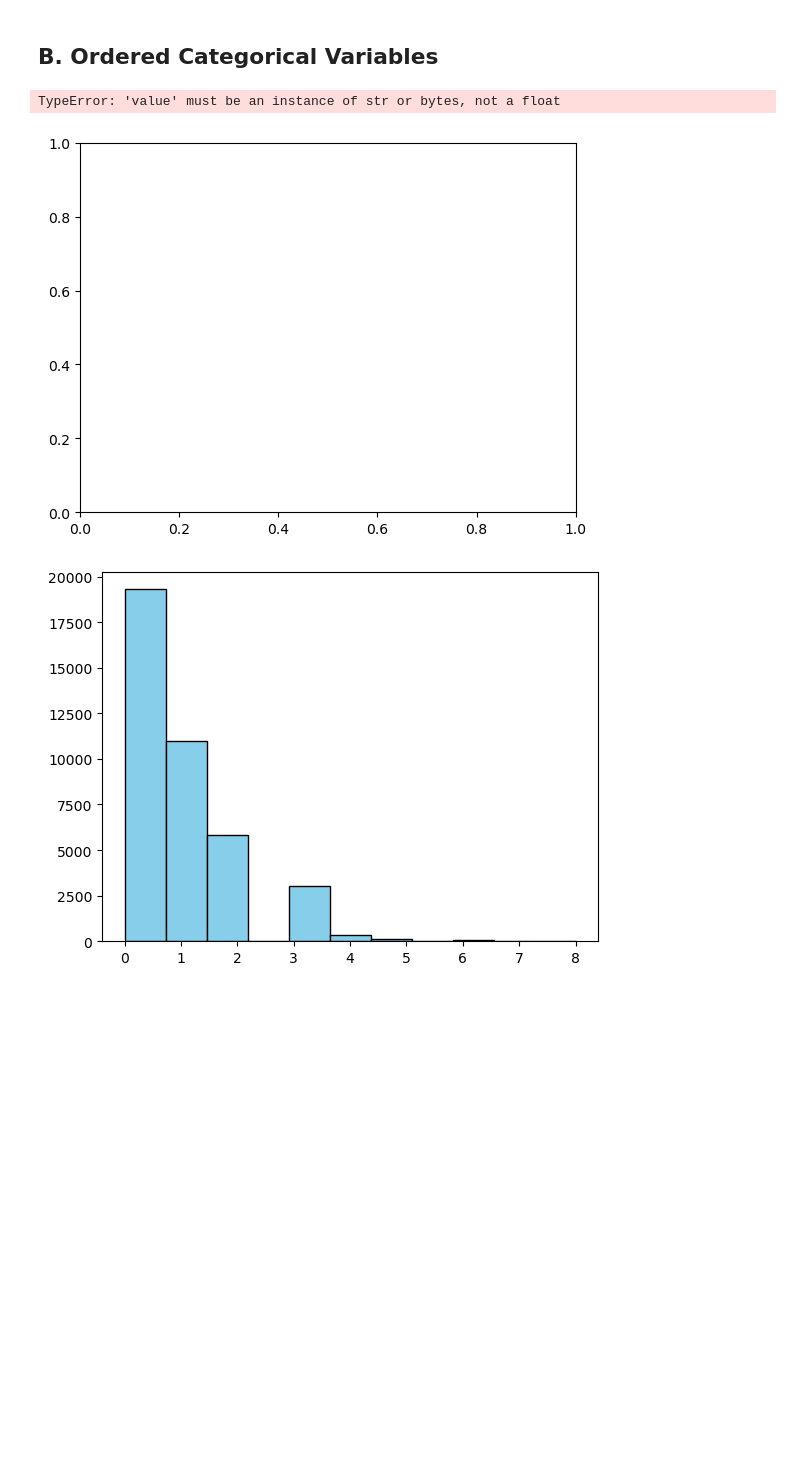
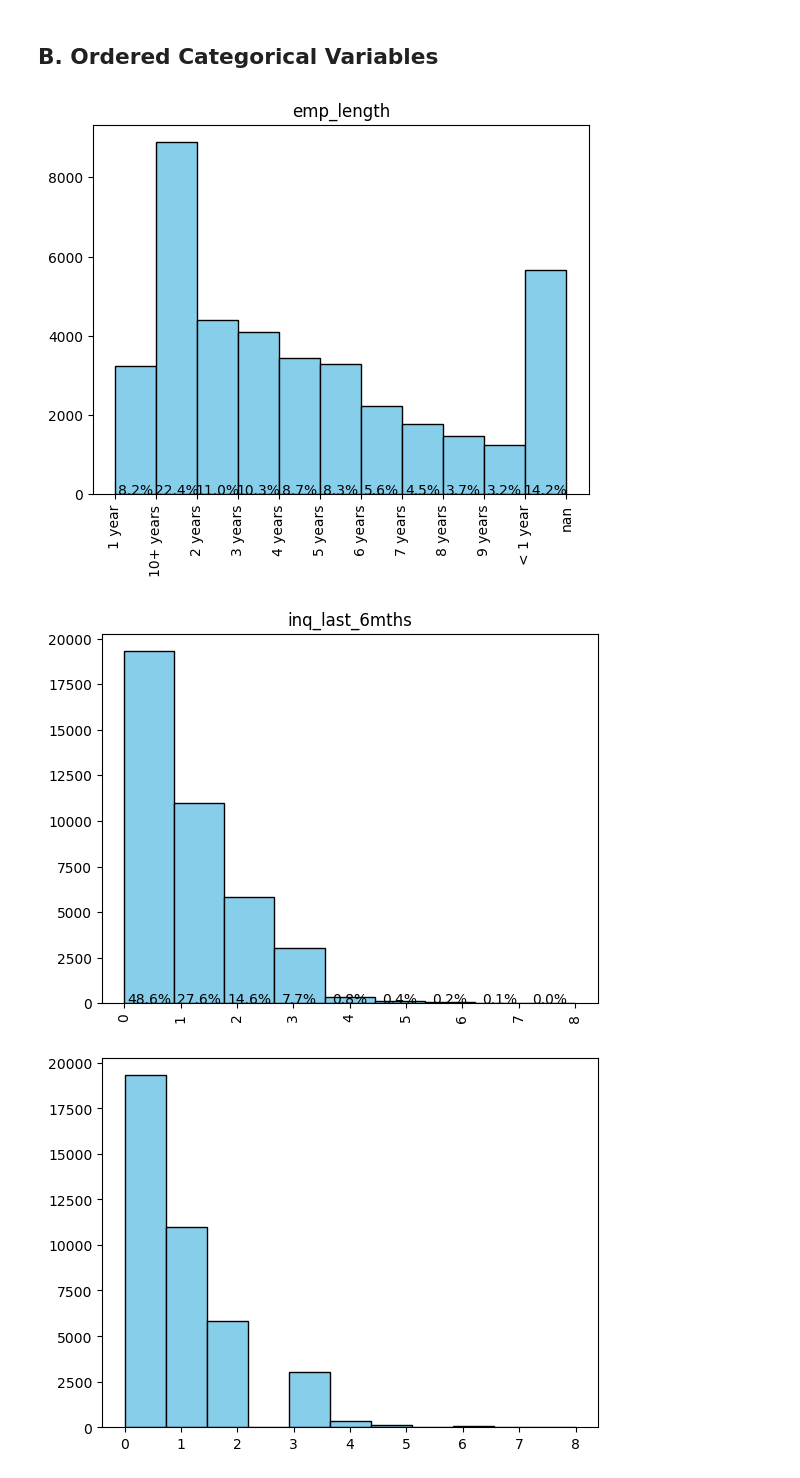
Before and after one commit to irish-luong/LandingClubCaseStudy, a Jupyter notebook: Dnyaneshwari_lending_club_case_study.ipynb, the cells around one changed output. Cells and saved outputs as stored; diff of their text form; code cells hidden in the pictures; blank space fills up the shorter version.

Commit message:
fixed diagram

```diff
--- a/Dnyaneshwari_lending_club_case_study.ipynb
+++ b/Dnyaneshwari_lending_club_case_study.ipynb
@@ -243,26 +259,28 @@ for field in unordered_categorical:
 # %%
 ordered_categorical = ['emp_length', 'inq_last_6mths']
 
+
 for field in ordered_categorical:
     item_count = df_final[field].nunique()
-    n, bins, patches = plt.hist(df_final[field], bins=item_count, color='skyblue', edgecolor='black')
+    dataset = df_final[field].sort_values().astype(str).dropna()
+    n, bins, patches = plt.hist(dataset, bins=item_count, color='skyblue', edgecolor='black')
 
     plt.title(field)
     plt.xticks(rotation = 90)
 
     # Calculate the percentage for each bin
     bin_centers = 0.5 * (bins[:-1] + bins[1:])
     bin_counts = n.astype(int)  # Convert counts to integers
 
     # Annotate each bar with its percentage value
     for count, x in zip(bin_counts, bin_centers):
         percentage = f'{(count / len(df_final[field])) * 100:.1f}%'
         plt.annotate(percentage, (x, 0.02), ha='center')
 
     plt.show()
 # %% [output]
-TypeError: 'value' must be an instance of str or bytes, not a float
-[figure, old version]
+[figure, new version]
+[figure, added]
 # %%
 plt.hist(df_final['inq_last_6mths'], bins=item_count, color='skyblue', edgecolor='black')
 plt.show()
```
Also changed, not shown: parts of 5 cells of this notebook.
